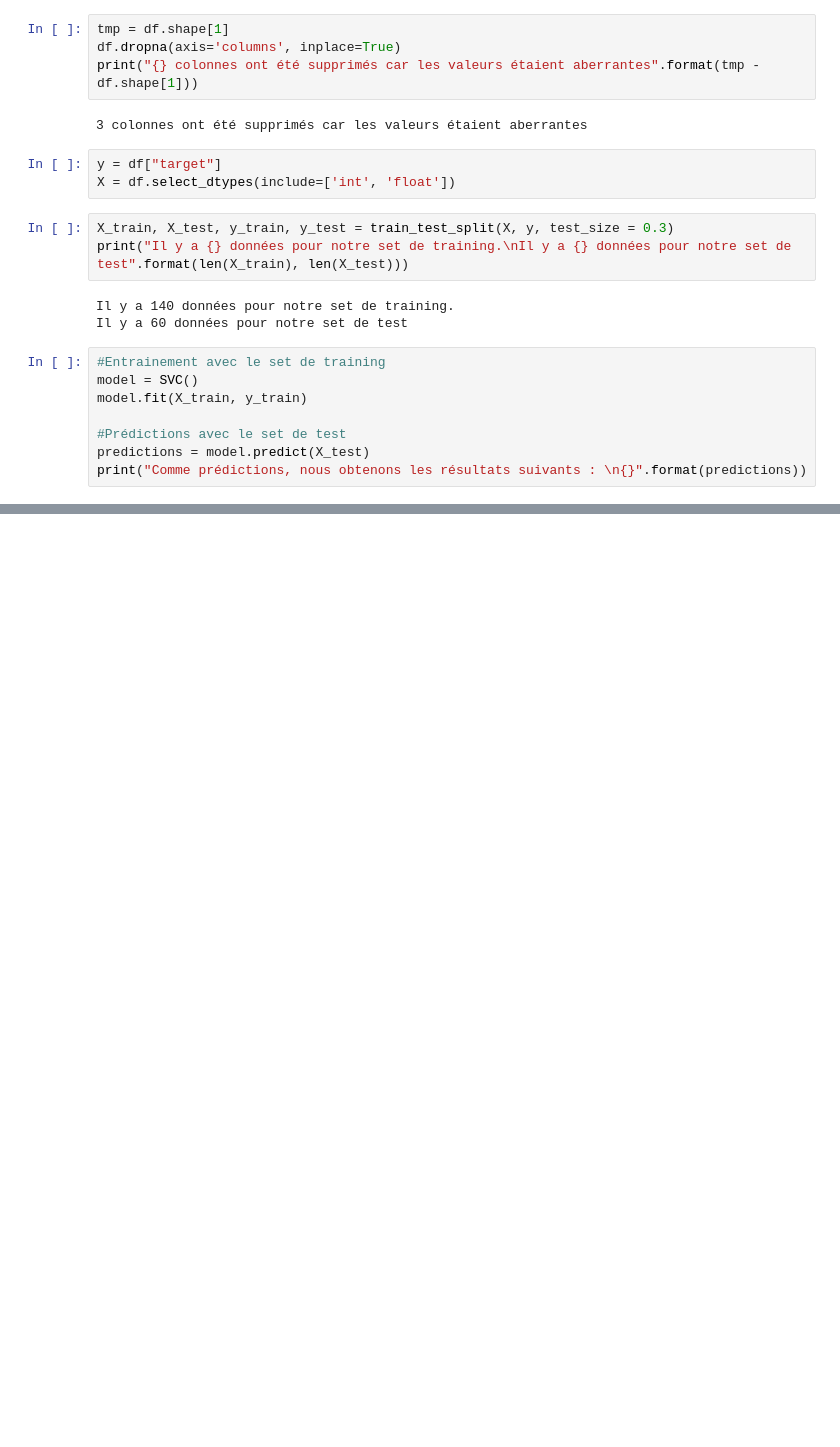
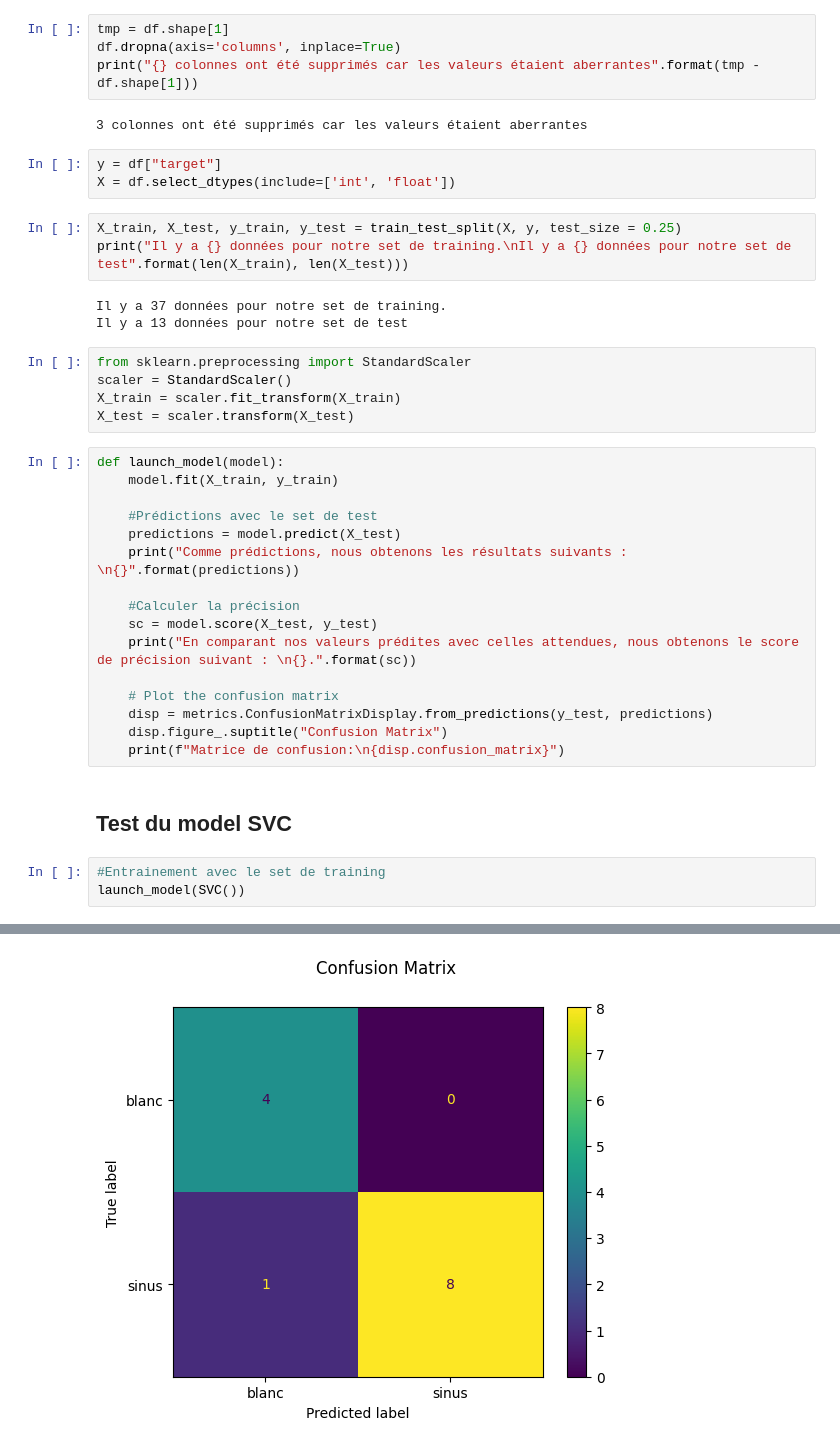
Before and after one commit to rpdev63/brief-audio, a Jupyter notebook: Prediction_model_SVM.ipynb, the cells around one changed output, grey strips where cells are left out. Cells and saved outputs as stored; diff of their text form; blank space fills up the shorter version.

```diff
--- a/Prediction_model_SVM.ipynb
+++ b/Prediction_model_SVM.ipynb
@@ -38,18 +38,36 @@ print("{} colonnes ont été supprimés car les valeurs étaient aberrantes".for
 y = df["target"]
 X = df.select_dtypes(include=['int', 'float'])
 # %%
-X_train, X_test, y_train, y_test = train_test_split(X, y, test_size = 0.3)
+X_train, X_test, y_train, y_test = train_test_split(X, y, test_size = 0.25)
 print("Il y a {} données pour notre set de training.\nIl y a {} données pour notre set de test".format(len(X_train), len(X_test)))
 # %% [output]
-Il y a 140 données pour notre set de training.
-Il y a 60 données pour notre set de test
+Il y a 37 données pour notre set de training.
+Il y a 13 données pour notre set de test
+# %%
+from sklearn.preprocessing import StandardScaler
+scaler = StandardScaler()
+X_train = scaler.fit_transform(X_train)
+X_test = scaler.transform(X_test)
+# %%
+def launch_model(model):
+    model.fit(X_train, y_train)
+
+    #Prédictions avec le set de test
+    predictions = model.predict(X_test)
+    print("Comme prédictions, nous obtenons les résultats suivants : \n{}".format(predictions))
+
+    #Calculer la précision
+    sc = model.score(X_test, y_test)
+    print("En comparant nos valeurs prédites avec celles attendues, nous obtenons le score de précision suivant : \n{}.".format(sc))
+
+    # Plot the confusion matrix
+    disp = metrics.ConfusionMatrixDisplay.from_predictions(y_test, predictions)
+    disp.figure_.suptitle("Confusion Matrix")
+    print(f"Matrice de confusion:\n{disp.confusion_matrix}")
+# %% [markdown]
+<h2>Test du model SVC</h2>
 # %%
 #Entrainement avec le set de training
-model = SVC()
-model.fit(X_train, y_train)
-
-#Prédictions avec le set de test
-predictions = model.predict(X_test)
-print("Comme prédictions, nous obtenons les résultats suivants : \n{}".format(predictions))
+launch_model(SVC())
 # %% [output]
 Comme prédictions, nous obtenons les résultats suivants :
@@ -62,0 +81 @@ Comme prédictions, nous obtenons les résultats suivants :
+[figure, added]
```
Also changed, not shown: parts of 12 cells of this notebook, 3 other files.
